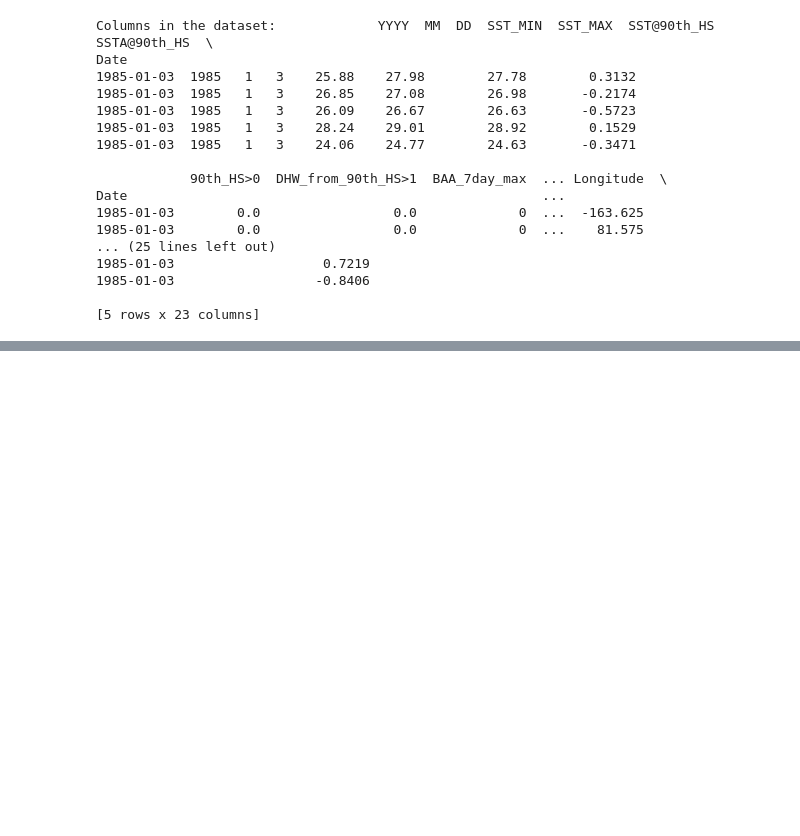
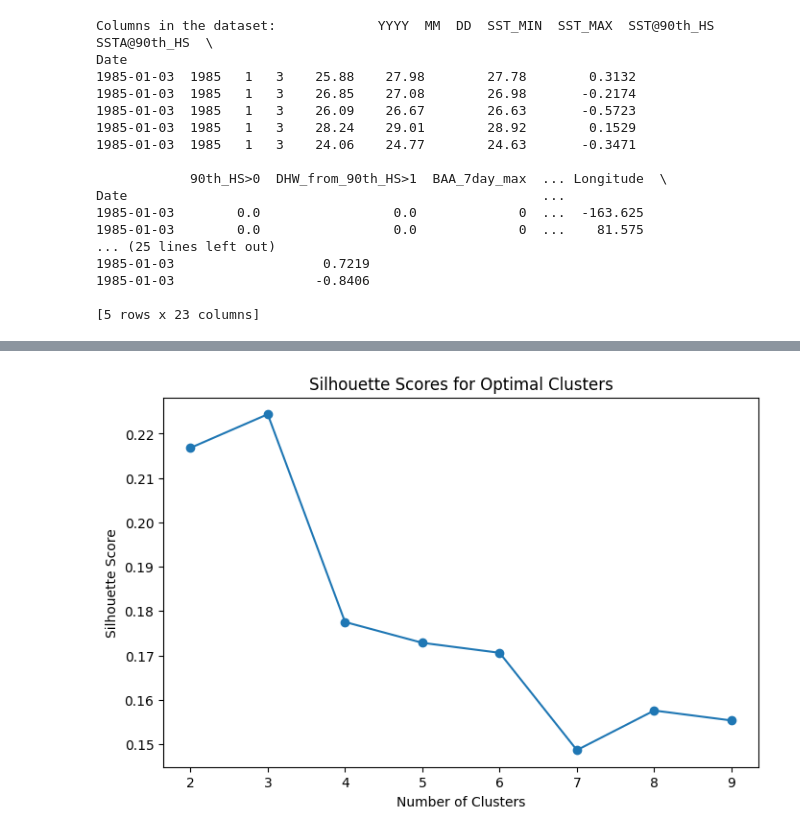
Before and after one commit to KengoKato02/coral-bleach-predictor, a Jupyter notebook: src/notebooks/noaa_extension.ipynb, the cells around one changed output, grey strips where cells are left out. Cells and saved outputs as stored; diff of their text form; code cells hidden in the pictures; blank space fills up the shorter version.

```diff
--- a/src/notebooks/noaa_extension.ipynb
+++ b/src/notebooks/noaa_extension.ipynb
@@ -411,0 +478,16 @@ plt.show()
+# %%
+silhouette_scores = []
+
+for k in range(2, 10):
+    kmeans = KMeans(n_clusters=k, random_state=42)
+    cluster_labels = kmeans.fit_predict(scaled_features)
+    silhouette_scores.append(silhouette_score(scaled_features, cluster_labels))
+
+plt.figure(figsize=(8, 5))
+plt.plot(range(2, 10), silhouette_scores, marker='o')
+plt.title('Silhouette Scores for Optimal Clusters')
+plt.xlabel('Number of Clusters')
+plt.ylabel('Silhouette Score')
+plt.show()
+# %% [output]
+[figure, added]
```
Also changed, not shown: parts of 22 cells of this notebook.
